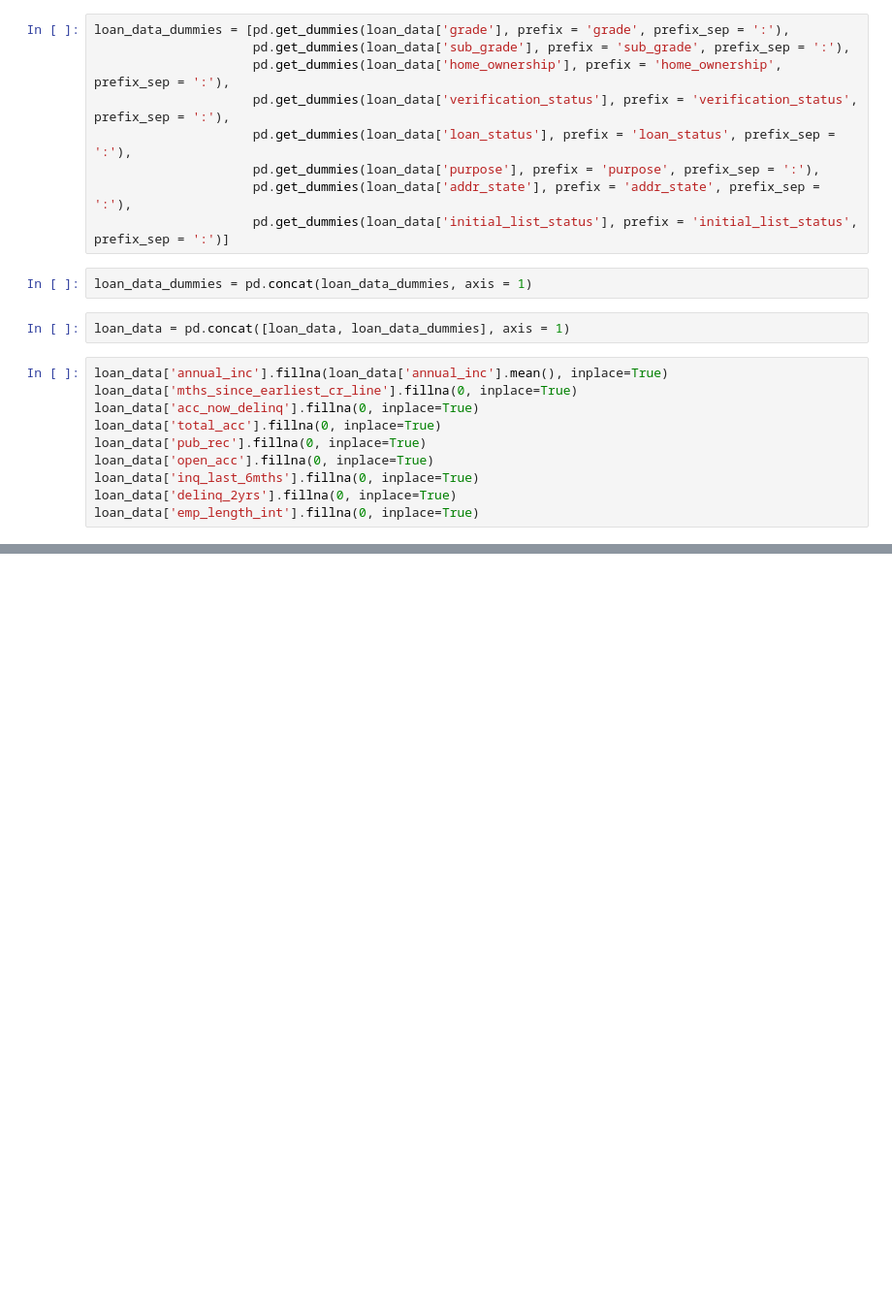
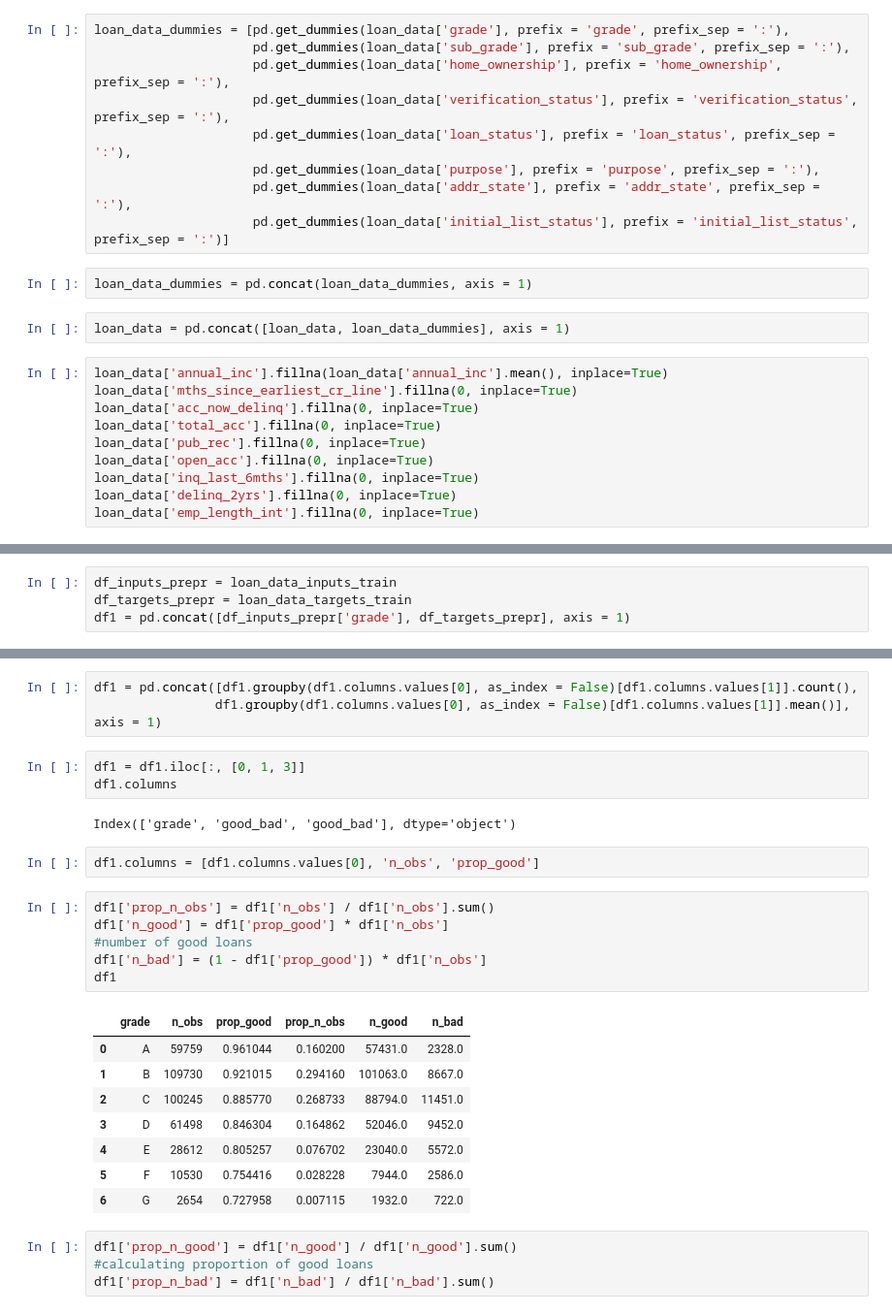
Before and after one commit to baillez/credit-risk-modelling, a Jupyter notebook: credit_risk_modelling.ipynb, the cells around one changed output, grey strips where cells are left out. Shown: that part at 97% size. Saved outputs shown, nothing was run; the diff lists cells and outputs as text; blank space fills up the shorter version.

```diff
--- a/credit_risk_modelling.ipynb
+++ b/credit_risk_modelling.ipynb
@@ -107,0 +132,4 @@ loan_data['emp_length_int'].fillna(0, inplace=True)
+# %%
+df_inputs_prepr = loan_data_inputs_train
+df_targets_prepr = loan_data_targets_train
+df1 = pd.concat([df_inputs_prepr['grade'], df_targets_prepr], axis = 1)
@@ -107,0 +159,29 @@ loan_data['emp_length_int'].fillna(0, inplace=True)
+# %%
+df1 = pd.concat([df1.groupby(df1.columns.values[0], as_index = False)[df1.columns.values[1]].count(),
+                df1.groupby(df1.columns.values[0], as_index = False)[df1.columns.values[1]].mean()], axis = 1)
+# %%
+df1 = df1.iloc[:, [0, 1, 3]]
+df1.columns
+# %% [output]
+Index(['grade', 'good_bad', 'good_bad'], dtype='object')
+# %%
+df1.columns = [df1.columns.values[0], 'n_obs', 'prop_good']
+# %%
+df1['prop_n_obs'] = df1['n_obs'] / df1['n_obs'].sum()
+df1['n_good'] = df1['prop_good'] * df1['n_obs']
+#number of good loans
+df1['n_bad'] = (1 - df1['prop_good']) * df1['n_obs']
+df1
+# %% [output]
+|  | grade | n_obs | prop_good | prop_n_obs | n_good | n_bad |
+| 0 | A | 59759 | 0.961044 | 0.160200 | 57431.0 | 2328.0 |
+| 1 | B | 109730 | 0.921015 | 0.294160 | 101063.0 | 8667.0 |
+| 2 | C | 100245 | 0.885770 | 0.268733 | 88794.0 | 11451.0 |
+| 3 | D | 61498 | 0.846304 | 0.164862 | 52046.0 | 9452.0 |
+| 4 | E | 28612 | 0.805257 | 0.076702 | 23040.0 | 5572.0 |
+| 5 | F | 10530 | 0.754416 | 0.028228 | 7944.0 | 2586.0 |
+| 6 | G | 2654 | 0.727958 | 0.007115 | 1932.0 | 722.0 |
+# %%
+df1['prop_n_good'] = df1['n_good'] / df1['n_good'].sum()
+#calculating proportion of good loans
+df1['prop_n_bad'] = df1['n_bad'] / df1['n_bad'].sum()
```
Also changed, not shown: parts of 9 cells of this notebook.
